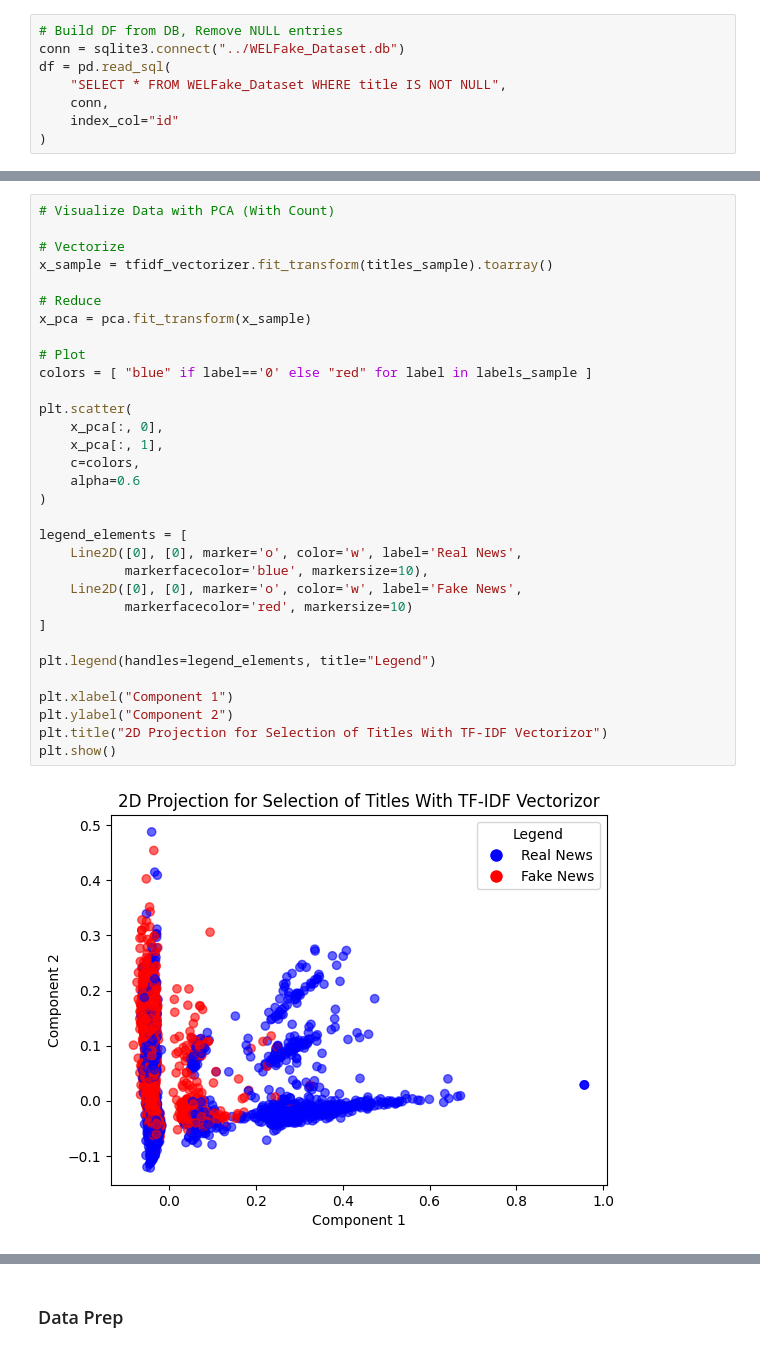
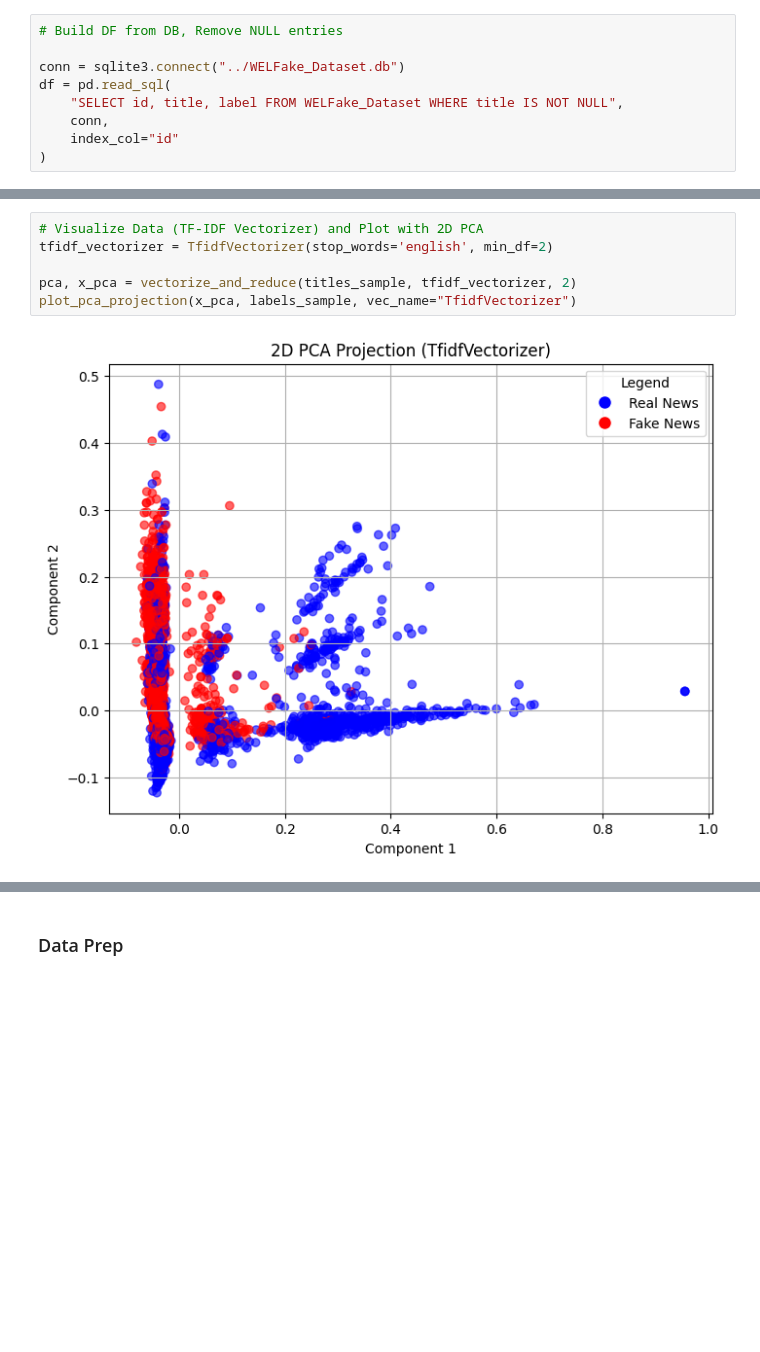
Before and after one commit to link1226/CAP4770-Project, a Jupyter notebook: notebooks/JoesNotebook.ipynb, the cells around one changed output, grey strips where cells are left out. Saved outputs shown, nothing was run; the diff lists cells and outputs as text; blank space fills up the shorter version.

```diff
--- a/notebooks/JoesNotebook.ipynb
+++ b/notebooks/JoesNotebook.ipynb
@@ -89,8 +238,9 @@ def print_lists_side_by_side(positive_list, negative_list, number, type):
 # %%
 # Build DF from DB, Remove NULL entries
+
 conn = sqlite3.connect("../WELFake_Dataset.db")
 df = pd.read_sql(
-    "SELECT * FROM WELFake_Dataset WHERE title IS NOT NULL",
+    "SELECT id, title, label FROM WELFake_Dataset WHERE title IS NOT NULL",
     conn,
     index_col="id"
 )
@@ -398,35 +349,9 @@ Silhouette: 0.857
 # %%
-# Visualize Data with PCA (With Count)
+# Visualize Data (TF-IDF Vectorizer) and Plot with 2D PCA
+tfidf_vectorizer = TfidfVectorizer(stop_words='english', min_df=2)
 
-# Vectorize
-x_sample = tfidf_vectorizer.fit_transform(titles_sample).toarray()
-
-# Reduce
-x_pca = pca.fit_transform(x_sample)
-
-# Plot
-colors = [ "blue" if label=='0' else "red" for label in labels_sample ]
-
-plt.scatter(
-    x_pca[:, 0],
-    x_pca[:, 1],
-    c=colors,
-    alpha=0.6
-)
-
-legend_elements = [
-    Line2D([0], [0], marker='o', color='w', label='Real News',
-           markerfacecolor='blue', markersize=10),
-    Line2D([0], [0], marker='o', color='w', label='Fake News',
-           markerfacecolor='red', markersize=10)
-]
-
-plt.legend(handles=legend_elements, title="Legend")
-
-plt.xlabel("Component 1")
-plt.ylabel("Component 2")
-plt.title("2D Projection for Selection of Titles With TF-IDF Vectorizor")
-plt.show()
+pca, x_pca = vectorize_and_reduce(titles_sample, tfidf_vectorizer, 2)
+plot_pca_projection(x_pca, labels_sample, vec_name="TfidfVectorizer")
 # %% [output]
-[figure, old version]
+[figure, new version]
 # %%
```
Also changed, not shown: parts of 40 cells of this notebook, 1 other file.
